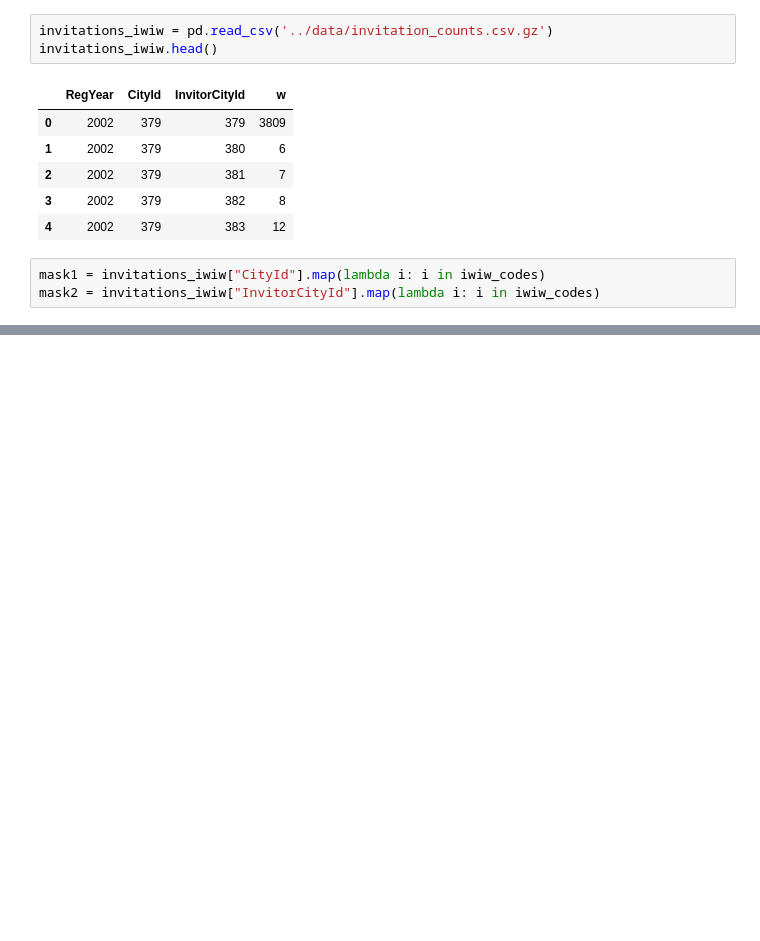
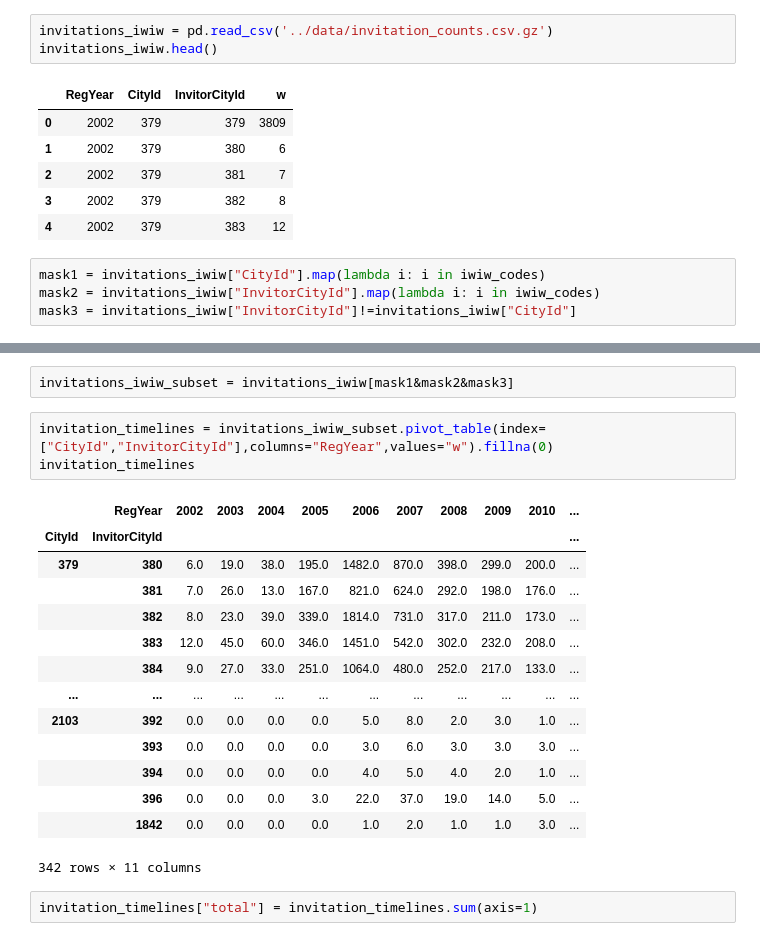
Before and after one commit to yasamanasgarii/wwcs-2022-memory-of-social-connections, a Jupyter notebook: social_network/00_data_exploration.ipynb, the cells around one changed output, grey strips where cells are left out. Saved outputs shown, nothing was run; the diff lists cells and outputs as text; blank space fills up the shorter version.

```diff
--- a/social_network/00_data_exploration.ipynb
+++ b/social_network/00_data_exploration.ipynb
@@ -135,6 +138,7 @@ invitations_iwiw.head()
 # %%
 mask1 = invitations_iwiw["CityId"].map(lambda i: i in iwiw_codes)
 mask2 = invitations_iwiw["InvitorCityId"].map(lambda i: i in iwiw_codes)
+mask3 = invitations_iwiw["InvitorCityId"]!=invitations_iwiw["CityId"]
 # %%
 invitations_iwiw[invitations_iwiw["RegYear"]==2006][mask1&mask2]\
     .pivot_table(index="CityId",columns="InvitorCityId",values="w")\
@@ -159,3 +163,25 @@ invitations_iwiw[invitations_iwiw["RegYear"]==2006][mask1&mask2]\
 | Eger | 1073.0 | 112.0 | 74.0 | 58.0 | 27.0 | 27.0 | 21.0 | 16.0 | 17.0 | ... |
 | Szekszard | 424.0 | 10.0 | 5.0 | 42.0 | 177.0 | 12.0 | 5.0 | 7.0 | 11.0 | ... |
 | Salgotarjan | 454.0 | 28.0 | 13.0 | 18.0 | 11.0 | 21.0 | 6.0 | 10.0 | 7.0 | ... |
+# %%
+invitations_iwiw_subset = invitations_iwiw[mask1&mask2&mask3]
+# %%
+invitation_timelines = invitations_iwiw_subset.pivot_table(index=["CityId","InvitorCityId"],columns="RegYear",values="w").fillna(0)
+invitation_timelines
+# %% [output]
+|  | RegYear | 2002 | 2003 | 2004 | 2005 | 2006 | 2007 | 2008 | 2009 | 2010 | ... |
+| CityId | InvitorCityId |  |  |  |  |  |  |  |  |  | ... |
+| 379 | 380 | 6.0 | 19.0 | 38.0 | 195.0 | 1482.0 | 870.0 | 398.0 | 299.0 | 200.0 | ... |
+|  | 381 | 7.0 | 26.0 | 13.0 | 167.0 | 821.0 | 624.0 | 292.0 | 198.0 | 176.0 | ... |
+|  | 382 | 8.0 | 23.0 | 39.0 | 339.0 | 1814.0 | 731.0 | 317.0 | 211.0 | 173.0 | ... |
+|  | 383 | 12.0 | 45.0 | 60.0 | 346.0 | 1451.0 | 542.0 | 302.0 | 232.0 | 208.0 | ... |
+|  | 384 | 9.0 | 27.0 | 33.0 | 251.0 | 1064.0 | 480.0 | 252.0 | 217.0 | 133.0 | ... |
+| ... | ... | ... | ... | ... | ... | ... | ... | ... | ... | ... | ... |
+| 2103 | 392 | 0.0 | 0.0 | 0.0 | 0.0 | 5.0 | 8.0 | 2.0 | 3.0 | 1.0 | ... |
+|  | 393 | 0.0 | 0.0 | 0.0 | 0.0 | 3.0 | 6.0 | 3.0 | 3.0 | 3.0 | ... |
+|  | 394 | 0.0 | 0.0 | 0.0 | 0.0 | 4.0 | 5.0 | 4.0 | 2.0 | 1.0 | ... |
+|  | 396 | 0.0 | 0.0 | 0.0 | 3.0 | 22.0 | 37.0 | 19.0 | 14.0 | 5.0 | ... |
+|  | 1842 | 0.0 | 0.0 | 0.0 | 0.0 | 1.0 | 2.0 | 1.0 | 1.0 | 3.0 | ... |
+342 rows × 11 columns
+# %%
+invitation_timelines["total"] = invitation_timelines.sum(axis=1)
```
Also changed, not shown: parts of 7 cells of this notebook.
